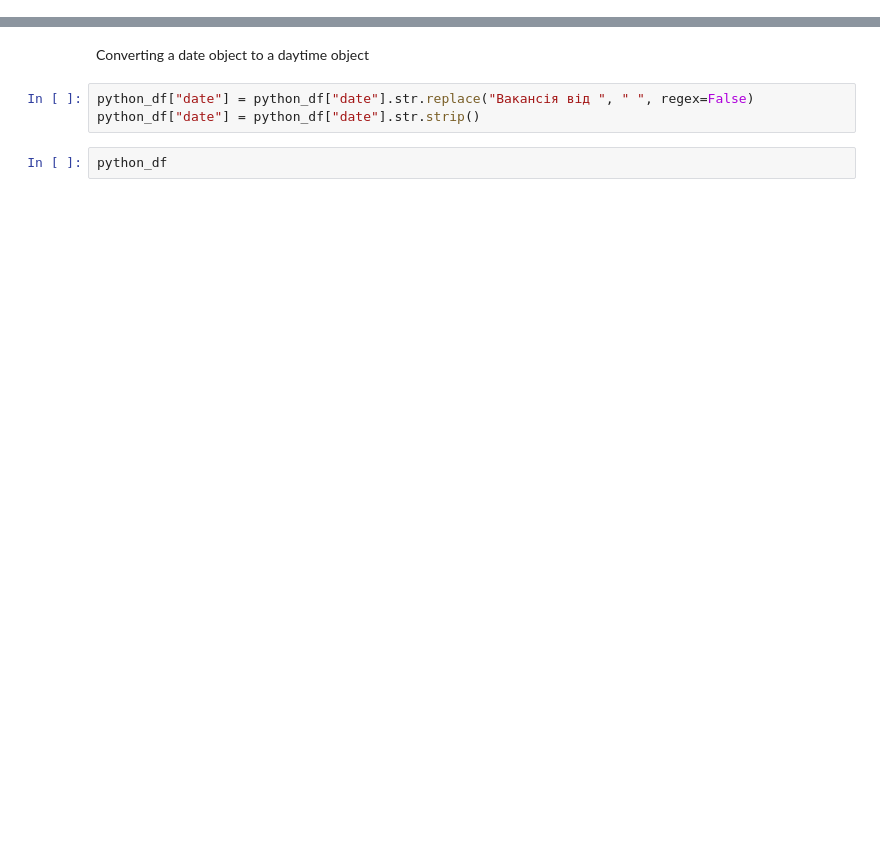
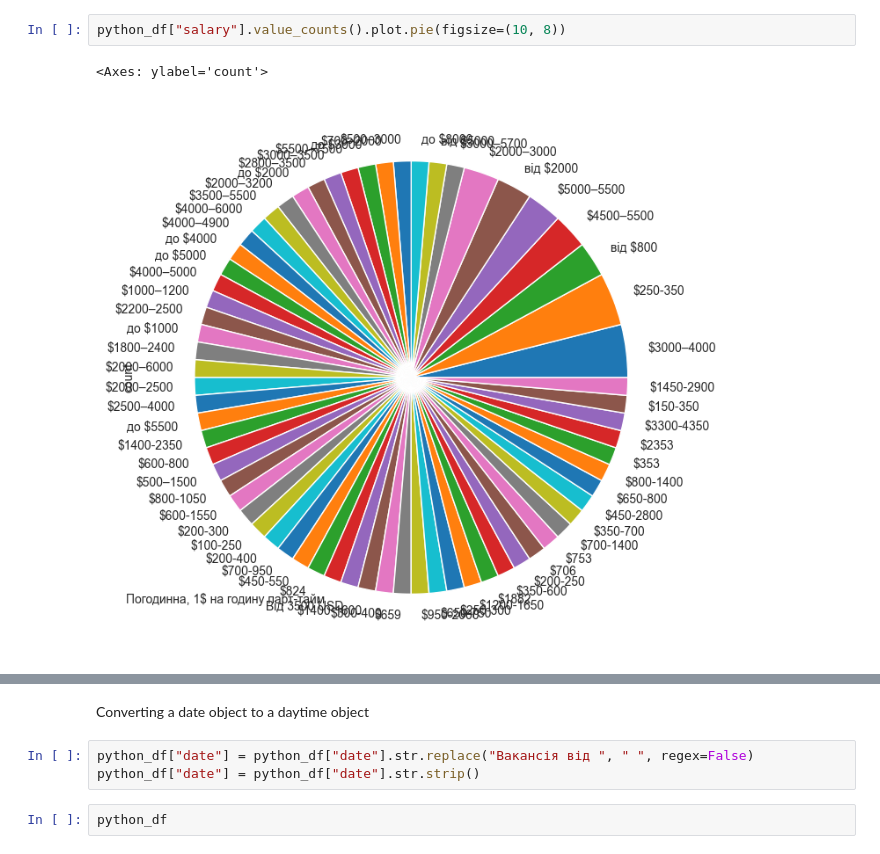
Before and after one commit to romkapomka12/python-technologies-statistics, a Jupyter notebook: analysis/etl.ipynb, the cells around one changed output, grey strips where cells are left out. Cells and saved outputs as stored; diff of their text form; blank space fills up the shorter version.

```diff
--- a/analysis/etl.ipynb
+++ b/analysis/etl.ipynb
@@ -48,0 +118,5 @@ dtype: object
+# %%
+python_df["salary"].value_counts().plot.pie(figsize=(10, 8))
+# %% [output]
+<Axes: ylabel='count'>
+[figure, added]
```
Also changed, not shown: parts of 46 cells of this notebook.
